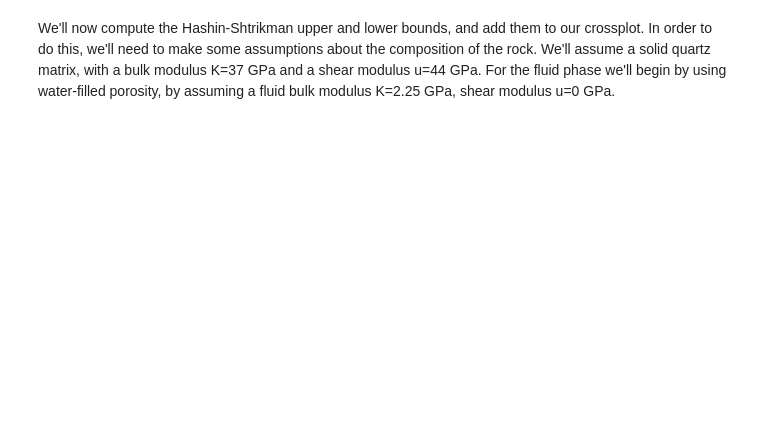
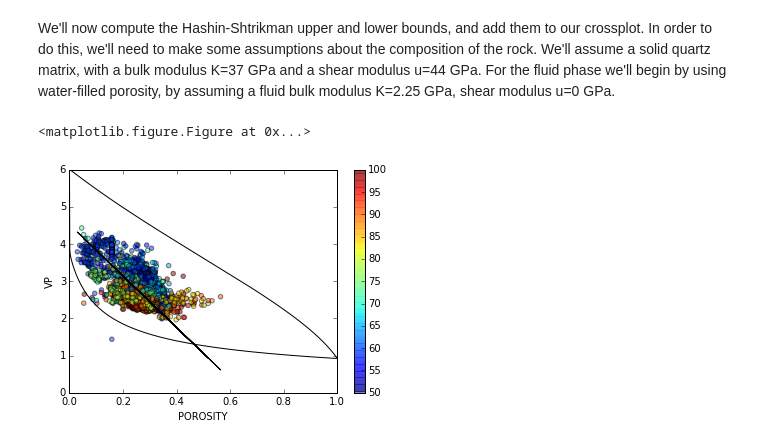
Before and after one commit to sconten/rppy, a Jupyter notebook: notebooks/QSI Sample Workflow.ipynb, the cells around one changed output. Cells and saved outputs as stored; diff of their text form; code cells hidden in the pictures; blank space fills up the shorter version.

```diff
--- a/notebooks/QSI Sample Workflow.ipynb
+++ b/notebooks/QSI Sample Workflow.ipynb
@@ -113,31 +120,34 @@ We'll now compute the Hashin-Shtrikman upper and lower bounds, and add them to o
 # %%
 phi_2 = np.arange(0, 1, 0.001)
 Ku = np.empty(np.shape(phi_2))
 Kl = np.empty(np.shape(phi_2))
 uu = np.empty(np.shape(phi_2))
 ul = np.empty(np.shape(phi_2))
 Vpu = np.empty(np.shape(phi_2))
 Vpl = np.empty(np.shape(phi_2))
 
 K = np.array([37., 2.25])
 u = np.array([44., 0.001])
 for n in np.arange(0, len(phi_2)):
     Ku[n], Kl[n], uu[n], ul[n] = rppy.media.hashin_shtrikman(K, u, np.array([1-phi_2[n], phi_2[n]]))
     Vpu[n] = rppy.moduli.Vp(2.65, K=Ku[n], u=uu[n])
     Vpl[n] = rppy.moduli.Vp(2.65, K=Kl[n], u=ul[n])
 
-Vp, Vs = rppy.media.han_eberhart_phillips(phi, 0.1, 40)
+Vphan, Vshan = rppy.media.han(phi, 0.5)
 
 plt.figure(4)
 fig, ax = plt.subplots()
 im = plt.scatter(phi, well2.data["Vp"], s=20, c=well2.data["GR"], alpha=0.5)
 plt.xlabel('POROSITY')
 plt.ylabel('VP')
 plt.xlim([0, 1])
 plt.ylim([0, 6])
 plt.clim([50, 100])
 cbar = fig.colorbar(im, ax=ax)
 plt.plot(phi_2, Vpu, 'k')
 plt.plot(phi_2, Vpl, 'k')
-plt.plot(phi, Vp, '-k')
+plt.plot(phi, Vphan, 'k')
 plt.show()
+# %% [output]
+<matplotlib.figure.Figure at 0x...>
+[figure, added]
```
Also changed, not shown: parts of 3 cells of this notebook, 5 other files.
